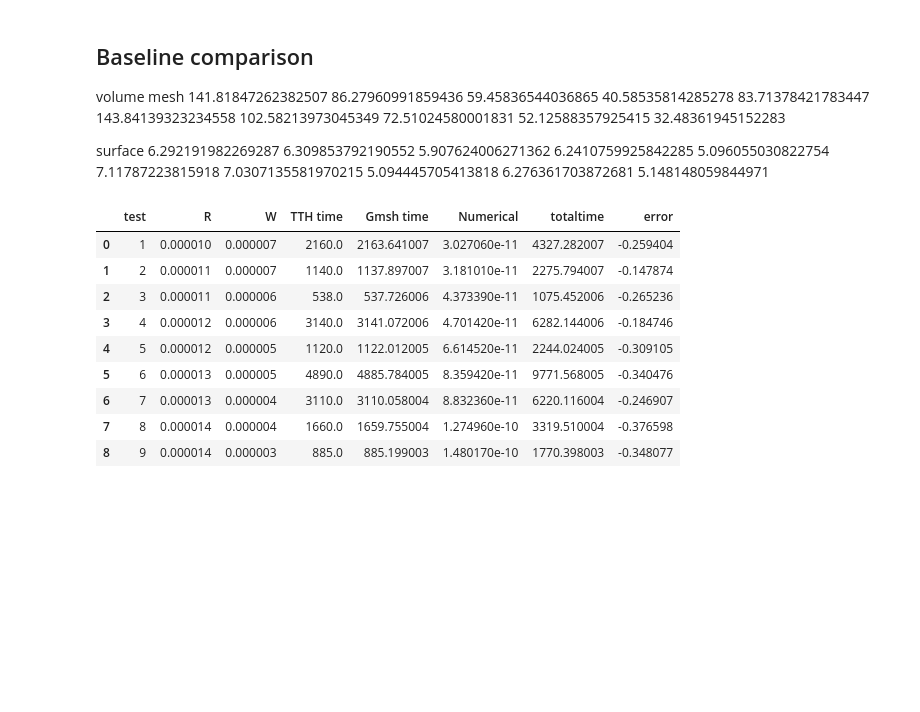
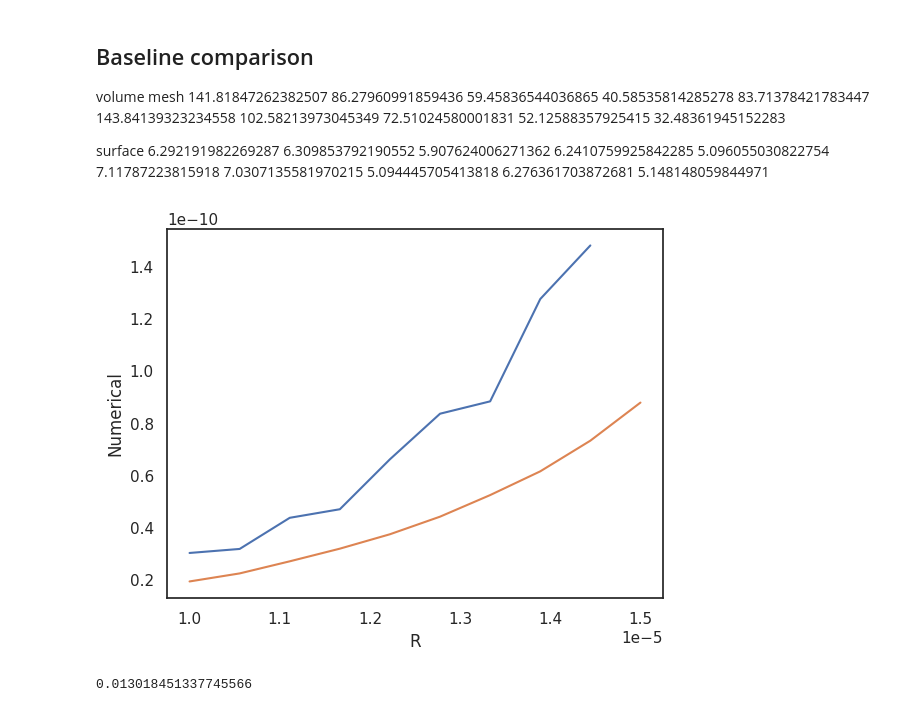
Before and after one commit to 23572027/SkripsieCode, a Jupyter notebook: testfiles/Circle_With_Remeshing/result.ipynb, the cells around one changed output. Saved outputs shown, nothing was run; the diff lists cells and outputs as text; code cells hidden in the pictures; blank space fills up the shorter version.

```diff
--- a/testfiles/Circle_With_Remeshing/result.ipynb
+++ b/testfiles/Circle_With_Remeshing/result.ipynb
@@ -226,26 +226,32 @@ surface
 # %%
 bl = pd.read_csv("baseline.csv")
 bl_rm = pd.read_csv("blrem.csv")
 
 bl_rm["remiter"] = bl_rm["remiter"] + 1
 for index, row in bl_rm.iterrows():
     if (bl_rm.iloc[index,1] == 1) & (index % 2 == 0):
        bl_rm.iloc[index,1] = bl_rm.iloc[index,1] - 1
 
-bl_rm_2 = bl_rm[bl_rm["remiter"] == 2]
-bl_rm_2 = bl_rm_2[bl_rm_2["simiter"] != 0]
+bl_rm_2 = bl_rm[bl_rm["remiter"] == 3]
+# bl_rm_2 = bl_rm_2[bl_rm_2["simiter"] != 0]
 
 # bl_rm_2
 
-bl["error"] = (bl_rm_2["numerical"].to_numpy() - bl["Numerical"].to_numpy())/bl["Numerical"].to_numpy()
+# bl["error"] = (bl_rm_2["numerical"].to_numpy() - bl["Numerical"].to_numpy())/bl["Numerical"].to_numpy()
+
+sns.lineplot(bl, x="R", y="Numerical")
+sns.lineplot(bl_rm_2,x="R", y = "numerical")
+
+plt.show()
 # %% [output]
-|  | test | R | W | TTH time | Gmsh time | Numerical | totaltime | error |
-| 0 | 1 | 0.000010 | 0.000007 | 2160.0 | 2163.641007 | 3.027060e-11 | 4327.282007 | -0.259404 |
-| 1 | 2 | 0.000011 | 0.000007 | 1140.0 | 1137.897007 | 3.181010e-11 | 2275.794007 | -0.147874 |
-| 2 | 3 | 0.000011 | 0.000006 | 538.0 | 537.726006 | 4.373390e-11 | 1075.452006 | -0.265236 |
-| 3 | 4 | 0.000012 | 0.000006 | 3140.0 | 3141.072006 | 4.701420e-11 | 6282.144006 | -0.184746 |
-| 4 | 5 | 0.000012 | 0.000005 | 1120.0 | 1122.012005 | 6.614520e-11 | 2244.024005 | -0.309105 |
-| 5 | 6 | 0.000013 | 0.000005 | 4890.0 | 4885.784005 | 8.359420e-11 | 9771.568005 | -0.340476 |
-| 6 | 7 | 0.000013 | 0.000004 | 3110.0 | 3110.058004 | 8.832360e-11 | 6220.116004 | -0.246907 |
-| 7 | 8 | 0.000014 | 0.000004 | 1660.0 | 1659.755004 | 1.274960e-10 | 3319.510004 | -0.376598 |
-| 8 | 9 | 0.000014 | 0.000003 | 885.0 | 885.199003 | 1.480170e-10 | 1770.398003 | -0.348077 |
+[figure, added]
+# %%
+
+
+r = 7.42331e-11
+
+bl_rm_2["numerical"].to_numpy()
+bl["R"].to_numpy()
+(r - bl_rm_2["numerical"].to_numpy()[-2])/r
+# %% [output]
+0.013018451337745566
```
Also changed, not shown: 20 other files.
